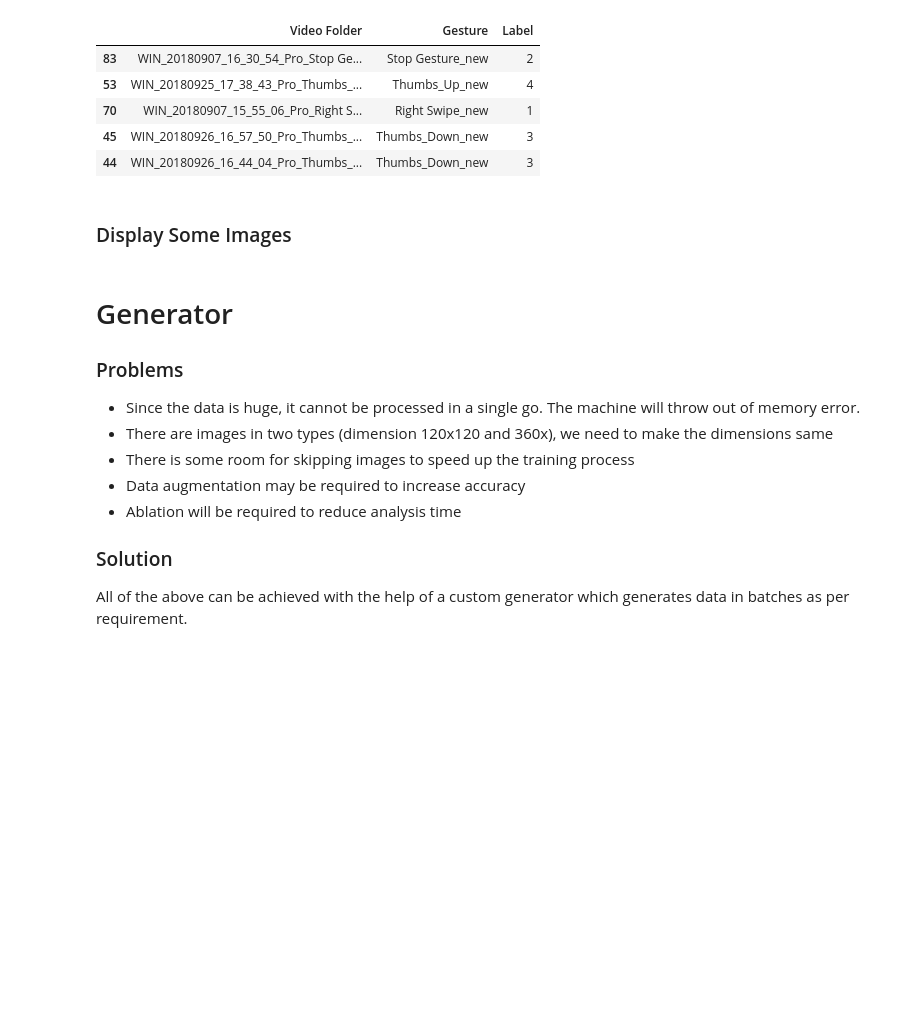
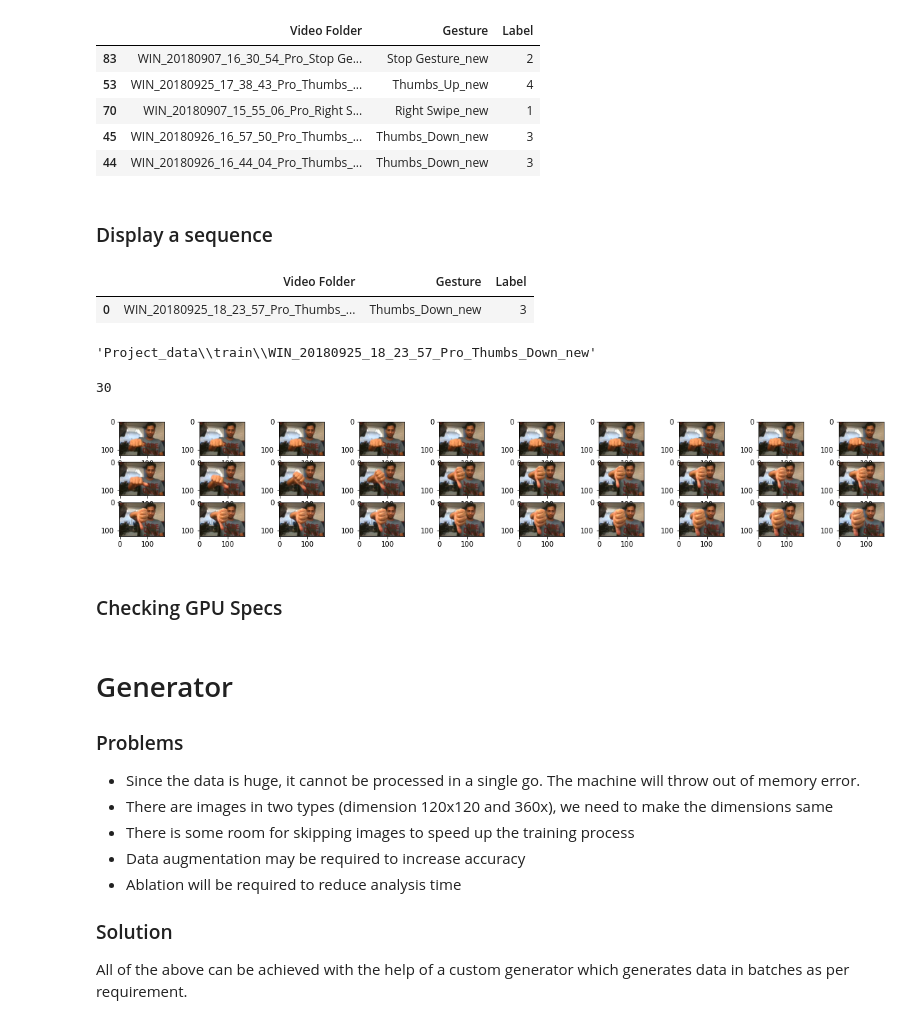
Before and after one commit to ayushxx7/gesture-recognition, a Jupyter notebook: GestureRec.ipynb, the cells around one changed output. Drawn from its saved outputs; the diff is of its cells as text; code cells hidden in the pictures; blank space fills up the shorter version.

Commit message:
feat(gesture_rec): display images

```diff
--- a/GestureRec.ipynb
+++ b/GestureRec.ipynb
@@ -125,5 +129,51 @@ val_df.head(5)
 | 70 | WIN_20180907_15_55_06_Pro_Right S... | Right Swipe_new | 1 |
 | 45 | WIN_20180926_16_57_50_Pro_Thumbs_... | Thumbs_Down_new | 3 |
 | 44 | WIN_20180926_16_44_04_Pro_Thumbs_... | Thumbs_Down_new | 3 |
+# %%
+train_df.reset_index(drop=True, inplace=True)
+val_df.reset_index(drop=True, inplace=True)
 # %% [markdown]
-### Display Some Images
+### Display a sequence
+# %%
+train_df.head(1)
+# %% [output]
+|  | Video Folder | Gesture | Label |
+| 0 | WIN_20180925_18_23_57_Pro_Thumbs_... | Thumbs_Down_new | 3 |
+# %%
+def get_video_path_train(idx):
+    video_name = train_df.iloc[idx]['Video Folder']
+    video_path = os.path.join(train_folder, video_name)
+    return video_path
+
+def get_image_list_train(idx):
+    ims = os.listdir(get_video_path_train(idx))
+    return ims
+# %%
+get_video_path_train(0)
+# %% [output]
+'Project_data\\train\\WIN_20180925_18_23_57_Pro_Thumbs_Down_new'
+# %%
+ims = get_image_list_train(0)
+# %%
+len(ims)
+# %% [output]
+30
+# %%
+def plot_sequence(train_idx, rows=3, columns=10, fig_size=(20,3), step_size=1):
+    fig = plt.figure(figsize=fig_size)
+    ims = get_image_list_train(train_idx)
+    folder_path = get_video_path_train(train_idx)
+
+    for i in range(1, columns*rows+1, step_size):
+        img = imread(os.path.join(folder_path, ims[i-1]))
+        img = cv2.cvtColor(img, cv2.COLOR_BGR2RGB)
+        fig.add_subplot(rows, columns, i)
+        plt.imshow(img)
+
+    plt.show()
+# %%
+plot_sequence(0)
+# %% [output]
+[figure, added]
+# %% [markdown]
+### Checking GPU Specs
```
Also changed, not shown: parts of 2 cells of this notebook.
